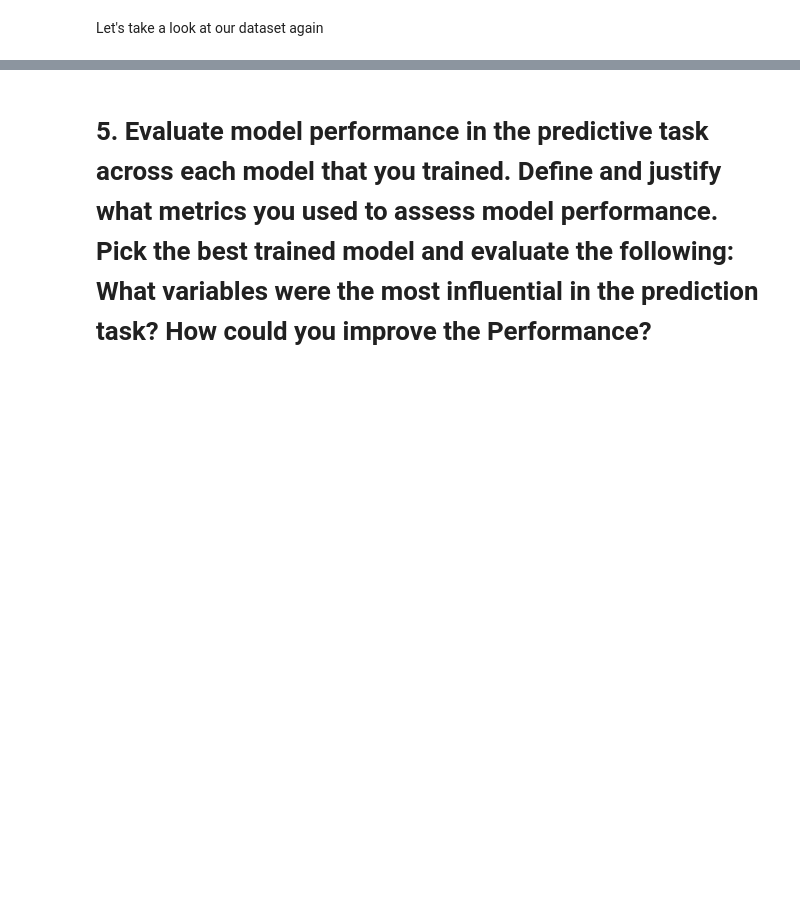
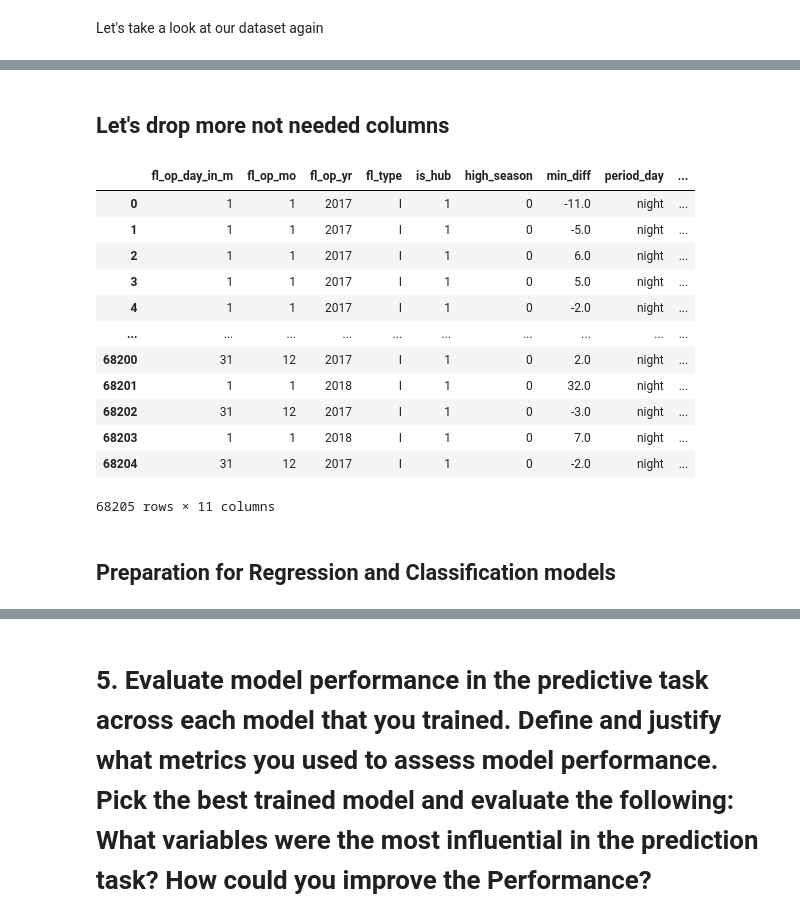
Before and after one commit to farhad-sadeghlo/LATAM_Airlines, a Jupyter notebook: solution.ipynb, the cells around one changed output, grey strips where cells are left out. Drawn from its saved outputs; the diff is of its cells as text; code cells hidden in the pictures; blank space fills up the shorter version.

Commit message:
ML models and evaluations - Regression

```diff
--- a/solution.ipynb
+++ b/solution.ipynb
@@ -525,0 +559,3 @@ for key, value in dic_hub_airports.items():
+# %%
+# The ratio of the operating flight time over scheduled flight time to have an insight for performance
+df['delay_ratio'] = (df['op_fl_time'].dt.hour * 60 + df['op_fl_time'].dt.minute)/(df['sch_fl_time'].dt.hour * 60 + df['sch_fl_time'].dt.minute)
@@ -525,0 +569,2 @@ for key, value in dic_hub_airports.items():
+# %%
+df.dropna(inplace=True)
@@ -525,0 +595,34 @@ for key, value in dic_hub_airports.items():
+# %% [markdown]
+## Let's drop more not needed columns
+# %%
+# We can drop useless columns
+# sch_fl_no: we have better features to work with like scheduled/operated flight time, delay_time, destination city, also because of lack of computation resources if we want to keep it we have to transform it into categorical columns (with dummies) the flight number counts are massive its categorical format with dummies would make the dataset huge, on the other hand if we want to keep the number format the Scikit-Learn would assume these numbers have a priority over each other, which they are not, and etc.
+# pr_ori_city_c: the whole dataset is about Santiago so we won't need it here.
+# op_fl_no: same as sch_fl_no
+# op_ori_city_c: same as pr_ori_city_c
+# op_airline: we already have sch_fl_airline_c and op_fl_airline_c so we can delete this one
+# ori_city: same as pr_ori_city_c and op_ori_city_c
+# delay_time_m: I introduced it from the start and been asked to introduce min_diff instead. If I keep it, it causes dependency amd therefore singularity in the dataset so I have to delete it.
+df.drop(columns=['sch_fl_no', 'sch_fl_airline_c', 'pr_des_city_c', 'op_des_city_c', 'op_fl_airline_c', 'pr_ori_city_c', 'op_fl_no', 'op_ori_city_c', 'op_airline', 'ori_city', 'delay_time_m', 'fl_op_day_in_w'], inplace=True)
+# %%
+# Also we can drop des_city too as we have the programmed destination city code and operated destination city code
+# I already have flight operated day in month and flight operated month and year, also early/delay flight time. So, there is no need to add anything from scheduled flight time and operated flight time because it would cause singularity, also they are Timestamp OneHotEncoder can't understand them therefore I would just drop them.
+df.drop(columns=['des_city', 'sch_fl_time', 'op_fl_time', 'delay_15', 'op_fl_time_half_an_hour'], inplace=True) # we would consider delay_15 later, let's delete it from here
+# %%
+df
+# %% [output]
+|  | fl_op_day_in_m | fl_op_mo | fl_op_yr | fl_type | is_hub | high_season | min_diff | period_day | ... |
+| 0 | 1 | 1 | 2017 | I | 1 | 0 | -11.0 | night | ... |
+| 1 | 1 | 1 | 2017 | I | 1 | 0 | -5.0 | night | ... |
+| 2 | 1 | 1 | 2017 | I | 1 | 0 | 6.0 | night | ... |
+| 3 | 1 | 1 | 2017 | I | 1 | 0 | 5.0 | night | ... |
+| 4 | 1 | 1 | 2017 | I | 1 | 0 | -2.0 | night | ... |
+| ... | ... | ... | ... | ... | ... | ... | ... | ... | ... |
+| 68200 | 31 | 12 | 2017 | I | 1 | 0 | 2.0 | night | ... |
+| 68201 | 1 | 1 | 2018 | I | 1 | 0 | 32.0 | night | ... |
+| 68202 | 31 | 12 | 2017 | I | 1 | 0 | -3.0 | night | ... |
+| 68203 | 1 | 1 | 2018 | I | 1 | 0 | 7.0 | night | ... |
+| 68204 | 31 | 12 | 2017 | I | 1 | 0 | -2.0 | night | ... |
+68205 rows × 11 columns
+# %% [markdown]
+## Preparation for Regression and Classification models
```
Also changed, not shown: parts of 47 cells of this notebook, 1 other file.
